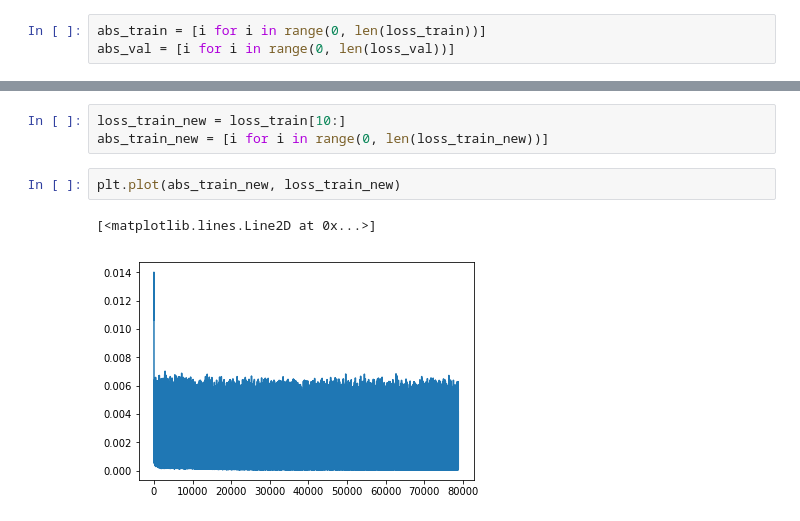
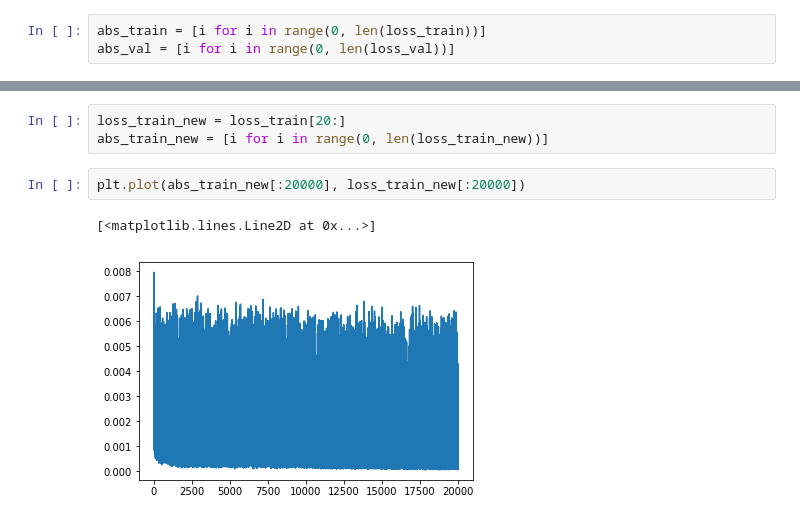
Before and after one commit to rmulton/dl_project, a Jupyter notebook: exploitation.ipynb, the cells around one changed output, grey strips where cells are left out. Cells and saved outputs as stored; diff of their text form.

```diff
--- a/exploitation.ipynb
+++ b/exploitation.ipynb
@@ -48,8 +85,8 @@ plt.plot(abs_train, loss_train,)
 # %%
-loss_train_new = loss_train[10:]
+loss_train_new = loss_train[20:]
 abs_train_new = [i for i in range(0, len(loss_train_new))]
 # %%
-plt.plot(abs_train_new, loss_train_new)
+plt.plot(abs_train_new[:20000], loss_train_new[:20000])
 # %% [output]
 [<matplotlib.lines.Line2D at 0x...>]
-[figure, old version]
+[figure, new version]
```
Also changed, not shown: parts of 4 cells of this notebook, 3 other files.
